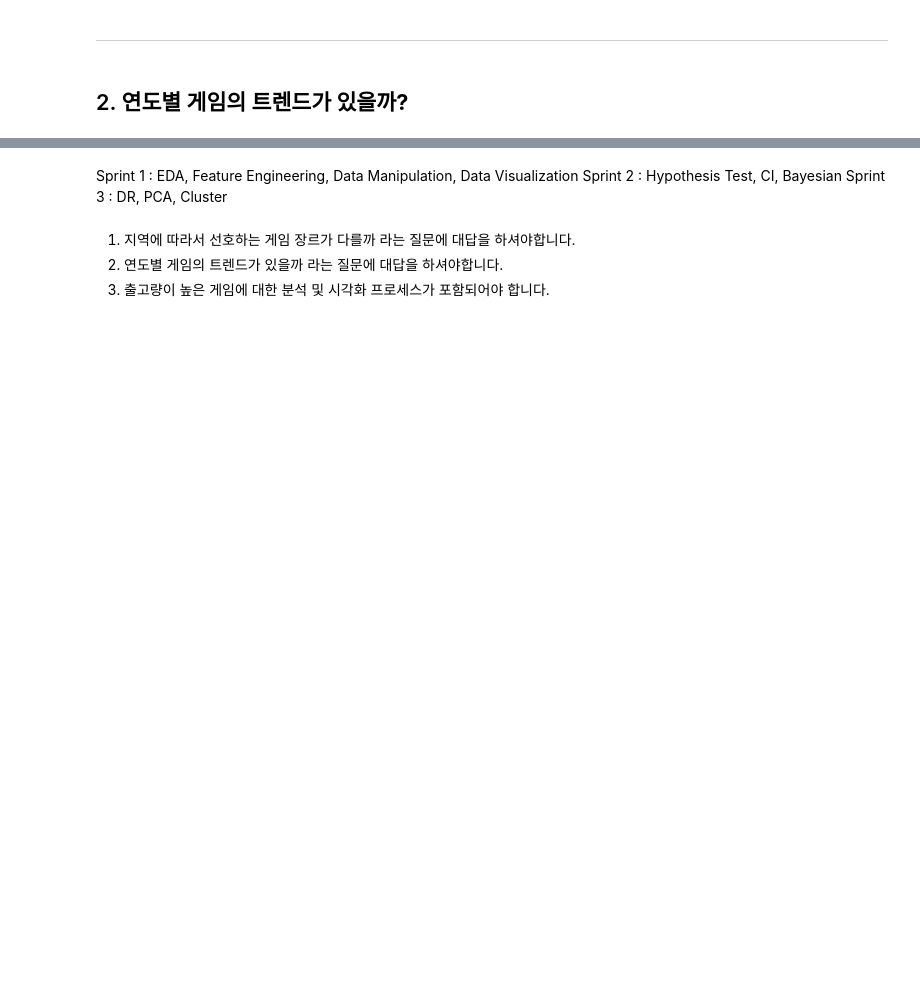
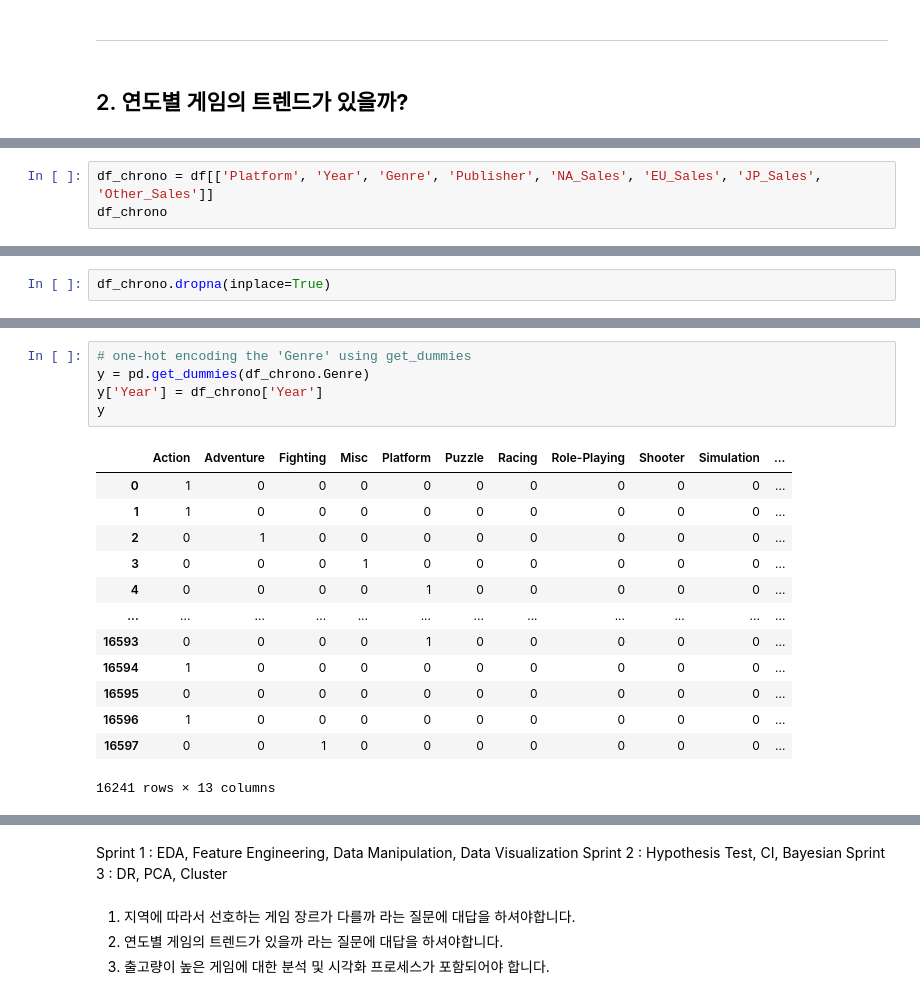
Before and after one commit to doguma/S1P_CodeStates, a Jupyter notebook: S1P.ipynb, the cells around one changed output, grey strips where cells are left out. Cells and saved outputs as stored; diff of their text form; blank space fills up the shorter version.

```diff
--- a/S1P.ipynb
+++ b/S1P.ipynb
@@ -244,0 +233,3 @@ df
+# %%
+df_chrono = df[['Platform', 'Year', 'Genre', 'Publisher', 'NA_Sales', 'EU_Sales', 'JP_Sales', 'Other_Sales']]
+df_chrono
@@ -244,0 +250,2 @@ df
+# %%
+df_chrono.dropna(inplace=True)
@@ -244,0 +286,19 @@ df
+# %%
+# one-hot encoding the 'Genre' using get_dummies
+y = pd.get_dummies(df_chrono.Genre)
+y['Year'] = df_chrono['Year']
+y
+# %% [output]
+|  | Action | Adventure | Fighting | Misc | Platform | Puzzle | Racing | Role-Playing | Shooter | Simulation | ... |
+| 0 | 1 | 0 | 0 | 0 | 0 | 0 | 0 | 0 | 0 | 0 | ... |
+| 1 | 1 | 0 | 0 | 0 | 0 | 0 | 0 | 0 | 0 | 0 | ... |
+| 2 | 0 | 1 | 0 | 0 | 0 | 0 | 0 | 0 | 0 | 0 | ... |
+| 3 | 0 | 0 | 0 | 1 | 0 | 0 | 0 | 0 | 0 | 0 | ... |
+| 4 | 0 | 0 | 0 | 0 | 1 | 0 | 0 | 0 | 0 | 0 | ... |
+| ... | ... | ... | ... | ... | ... | ... | ... | ... | ... | ... | ... |
+| 16593 | 0 | 0 | 0 | 0 | 1 | 0 | 0 | 0 | 0 | 0 | ... |
+| 16594 | 1 | 0 | 0 | 0 | 0 | 0 | 0 | 0 | 0 | 0 | ... |
+| 16595 | 0 | 0 | 0 | 0 | 0 | 0 | 0 | 0 | 0 | 0 | ... |
+| 16596 | 1 | 0 | 0 | 0 | 0 | 0 | 0 | 0 | 0 | 0 | ... |
+| 16597 | 0 | 0 | 1 | 0 | 0 | 0 | 0 | 0 | 0 | 0 | ... |
+16241 rows × 13 columns
```
Also changed, not shown: parts of 12 cells of this notebook.
